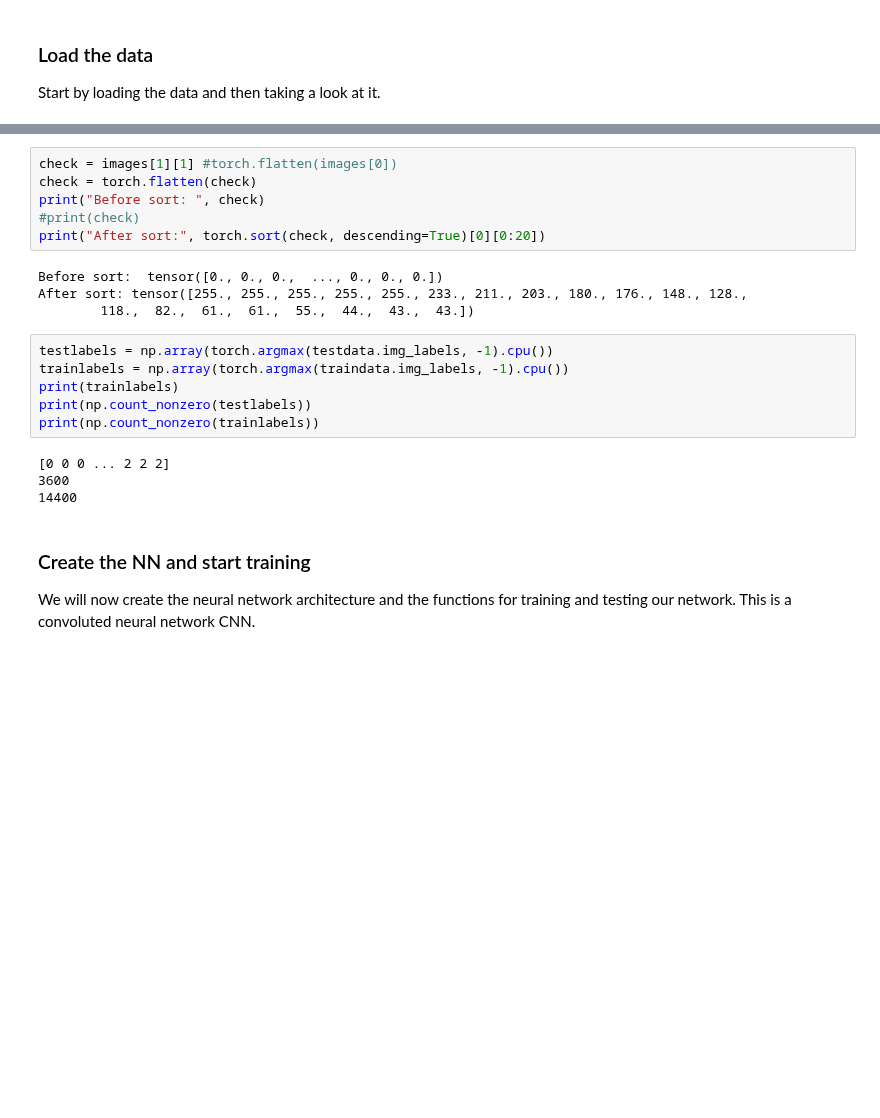
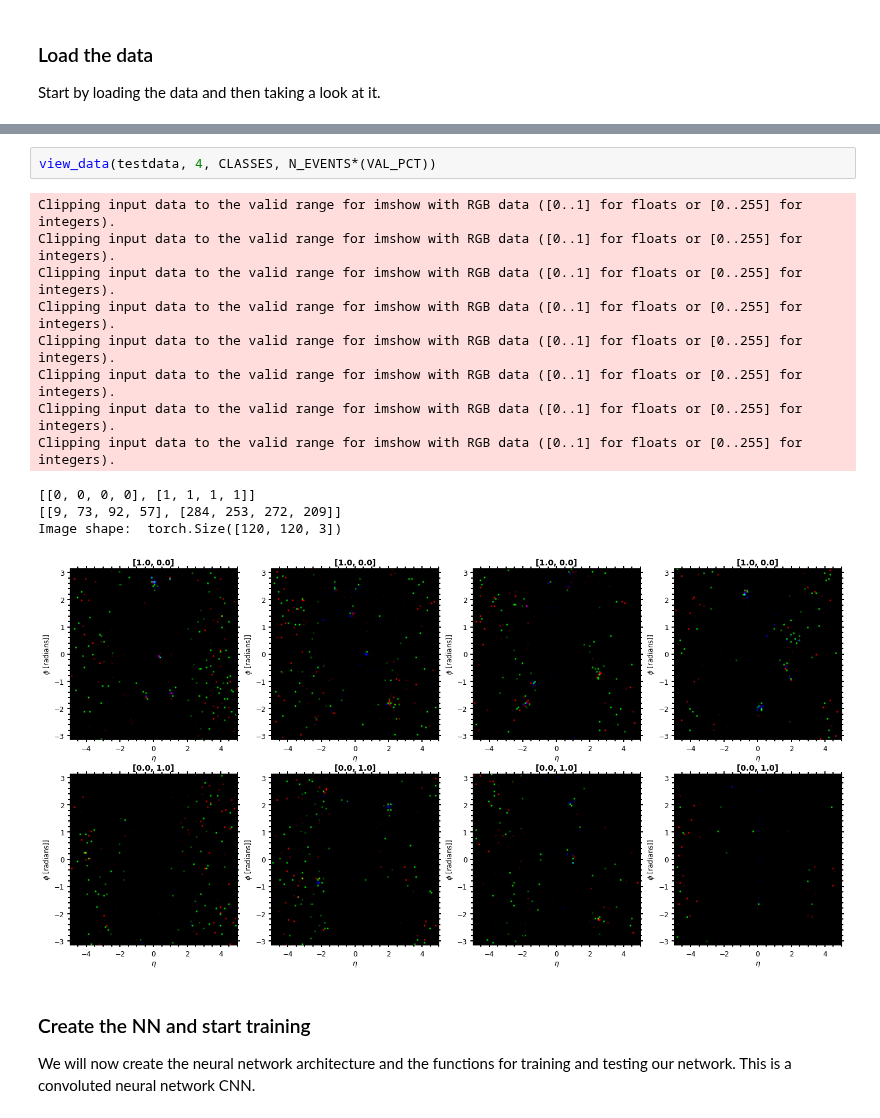
Before and after one commit to choisant/imcalML, a Jupyter notebook: notebooks/CNN_simple_classifier.ipynb, the cells around one changed output, grey strips where cells are left out. Cells and saved outputs as stored; diff of their text form; blank space fills up the shorter version.

```diff
--- a/notebooks/CNN_simple_classifier.ipynb
+++ b/notebooks/CNN_simple_classifier.ipynb
@@ -176,23 +139,18 @@ Clipping input data to the valid range for imshow with RGB data ([0..1] for floa
-# %%
-check = images[1][1] #torch.flatten(images[0])
-check = torch.flatten(check)
-print("Before sort: ", check)
-#print(check)
-print("After sort:", torch.sort(check, descending=True)[0][0:20])
-# %% [output]
-Before sort:  tensor([0., 0., 0.,  ..., 0., 0., 0.])
-After sort: tensor([255., 255., 255., 255., 255., 233., 211., 203., 180., 176., 148., 128.,
-        118.,  82.,  61.,  61.,  55.,  44.,  43.,  43.])
-# %%
-testlabels = np.array(torch.argmax(testdata.img_labels, -1).cpu())
-trainlabels = np.array(torch.argmax(traindata.img_labels, -1).cpu())
-print(trainlabels)
-print(np.count_nonzero(testlabels))
-print(np.count_nonzero(trainlabels))
-# %% [output]
-[0 0 0 ... 2 2 2]
-3600
-14400
+# %%
+view_data(testdata, 4, CLASSES, N_EVENTS*(VAL_PCT))
+# %% [output]
+Clipping input data to the valid range for imshow with RGB data ([0..1] for floats or [0..255] for integers).
+Clipping input data to the valid range for imshow with RGB data ([0..1] for floats or [0..255] for integers).
+Clipping input data to the valid range for imshow with RGB data ([0..1] for floats or [0..255] for integers).
+Clipping input data to the valid range for imshow with RGB data ([0..1] for floats or [0..255] for integers).
+Clipping input data to the valid range for imshow with RGB data ([0..1] for floats or [0..255] for integers).
+Clipping input data to the valid range for imshow with RGB data ([0..1] for floats or [0..255] for integers).
+Clipping input data to the valid range for imshow with RGB data ([0..1] for floats or [0..255] for integers).
+Clipping input data to the valid range for imshow with RGB data ([0..1] for floats or [0..255] for integers).
+[[0, 0, 0, 0], [1, 1, 1, 1]]
+[[9, 73, 92, 57], [284, 253, 272, 209]]
+Image shape:  torch.Size([120, 120, 3])
+[figure, added]
 # %% [markdown]
 ### Create the NN and start training
 
```
Also changed, not shown: parts of 21 cells of this notebook, 14 other files.
